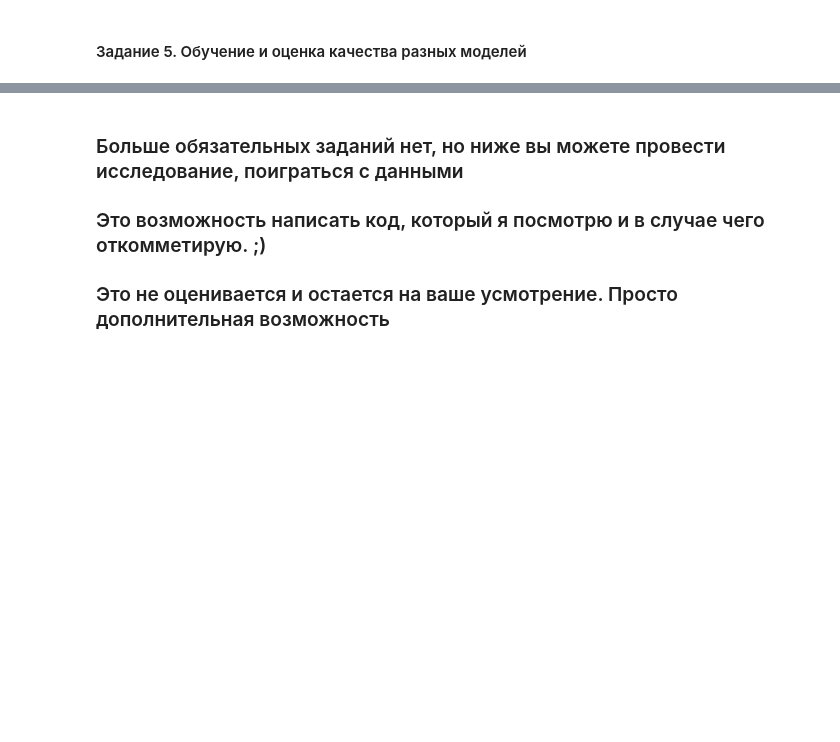
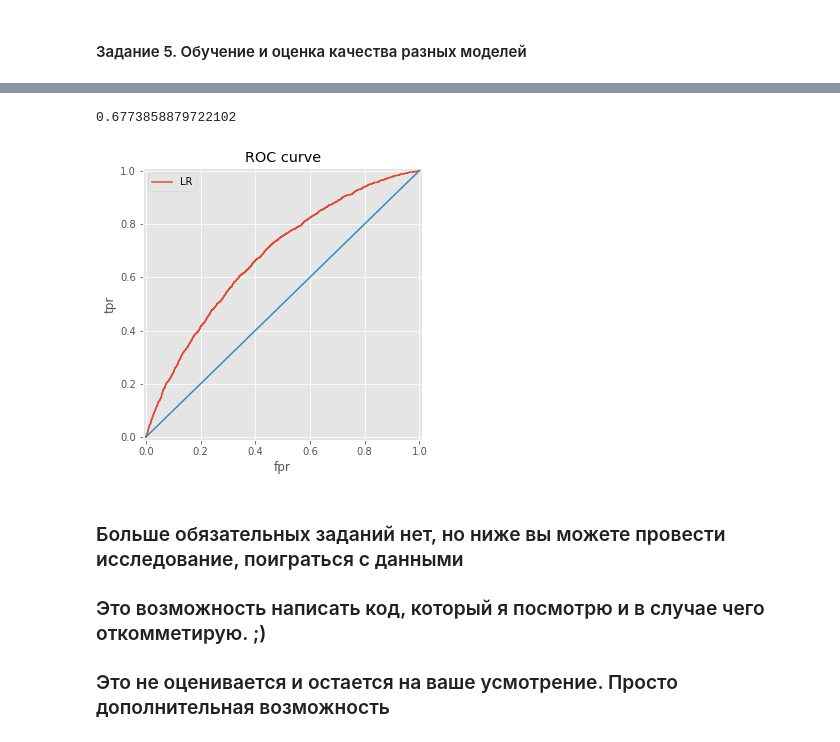
Before and after one commit to andrew-kh/sfml, a Jupyter notebook: Lesson 2 HW/hw2-task-v2.ipynb, the cells around one changed output, grey strips where cells are left out. Cells and saved outputs as stored; diff of their text form; code cells hidden in the pictures; blank space fills up the shorter version.

```diff
--- a/Lesson 2 HW/hw2-task-v2.ipynb
+++ b/Lesson 2 HW/hw2-task-v2.ipynb
@@ -661,21 +704,22 @@ predict_p_LR = model_LR.predict_proba(X_test)
 # %%
 # Померить roc_auc на тесте
 # Вывести текстом и на графике =)
 
 plt.figure(figsize=(5, 5))
-plt.plot(fpr_DTC, tpr_DTC)
-plt.plot(fpr_RFC, tpr_RFC)
 plt.plot(fpr_LR, tpr_LR)
 plt.plot([0, 1], [0, 1])
 plt.ylabel('tpr')
 plt.xlabel('fpr')
 plt.grid(True)
 plt.title('ROC curve')
 plt.xlim((-0.01, 1.01))
 plt.ylim((-0.01, 1.01))
-plt.legend(['DTC', 'RFC', 'LR'])
-
+plt.legend(['LR'])
+roc_auc_score(y_test, predict_p_LR[:,1])
 ## Your Code Here
+# %% [output]
+0.6773858879722102
+[figure, added]
 # %% [markdown]
 ### Больше обязательных заданий нет, но ниже вы можете провести исследование, поиграться с данными
 ### Это возможность написать код, который я посмотрю и в случае чего откомметирую. ;)
```
Also changed, not shown: parts of 10 cells of this notebook.
